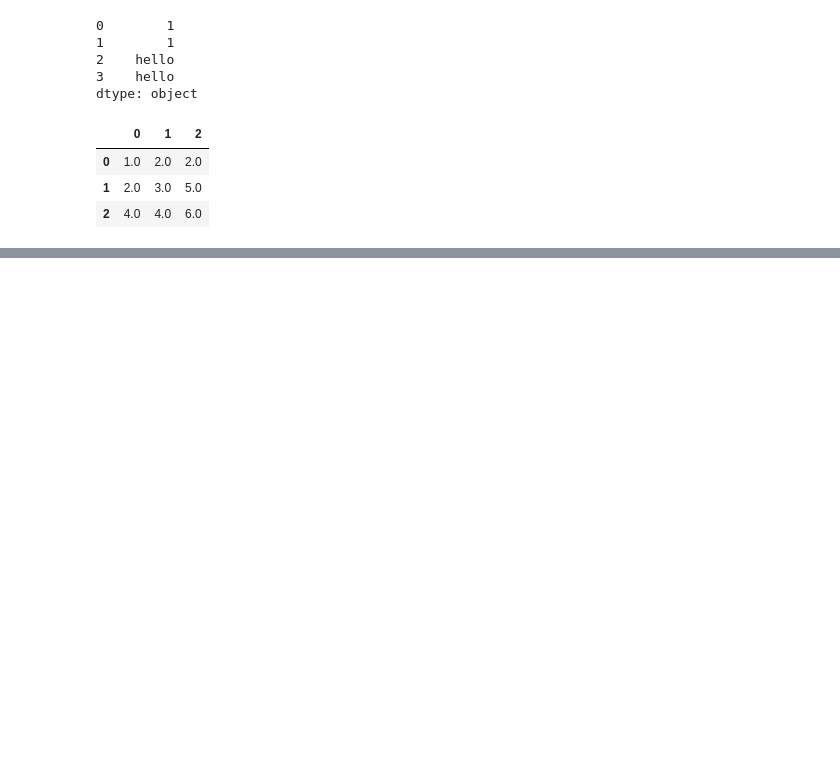
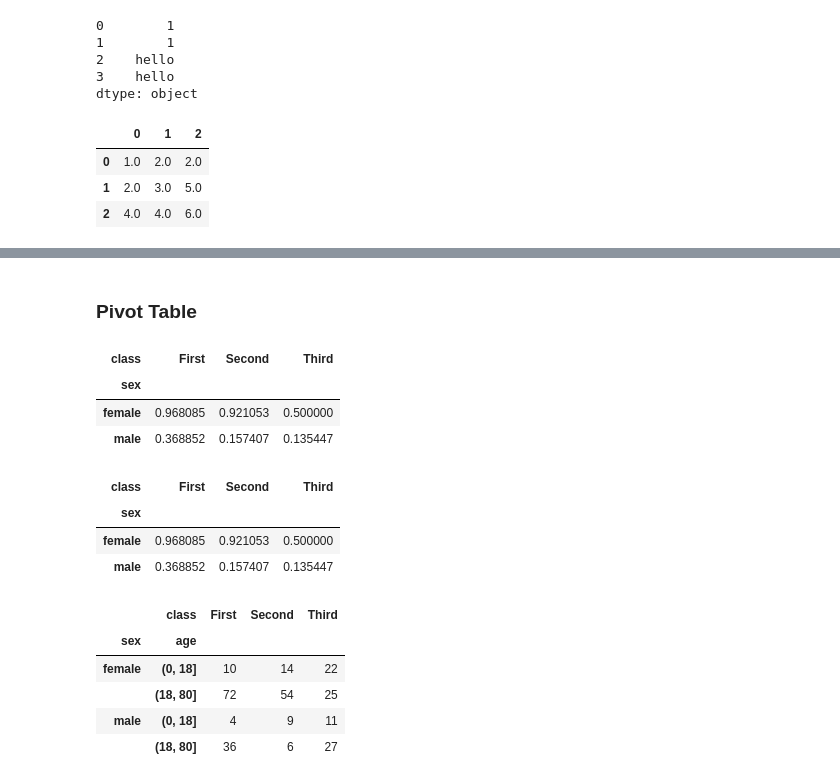
Before and after one commit to yl4df/DS-prep, a Jupyter notebook: Pandas_Cookbook.ipynb, the cells around one changed output, grey strips where cells are left out. Drawn from its saved outputs; the diff is of its cells as text; code cells hidden in the pictures; blank space fills up the shorter version.

```diff
--- a/Pandas_Cookbook.ipynb
+++ b/Pandas_Cookbook.ipynb
@@ -314,0 +798,29 @@ df.fillna(method='bfill', axis=1) #  we can also specify an axis along which the
+# %% [markdown]
+### Pivot Table
+# %%
+import seaborn as sns
+titanic = sns.load_dataset('titanic')
+titanic.pivot_table(values='survived', index='sex', columns='class', aggfunc='mean')
+# %% [output]
+| class | First | Second | Third |
+| sex |  |  |  |
+| female | 0.968085 | 0.921053 | 0.500000 |
+| male | 0.368852 | 0.157407 | 0.135447 |
+# %%
+# Can achieve the same results by normal group by
+titanic.groupby(['sex', 'class'])['survived'].mean().unstack()
+# %% [output]
+| class | First | Second | Third |
+| sex |  |  |  |
+| female | 0.968085 | 0.921053 | 0.500000 |
+| male | 0.368852 | 0.157407 | 0.135447 |
+# %%
+age = pd.cut(titanic['age'], [0, 18, 80])
+titanic.pivot_table(values = 'survived', index = ['sex', age], columns = 'class', aggfunc = 'sum')
+# %% [output]
+|  | class | First | Second | Third |
+| sex | age |  |  |  |
+| female | (0, 18] | 10 | 14 | 22 |
+|  | (18, 80] | 72 | 54 | 25 |
+| male | (0, 18] | 4 | 9 | 11 |
+|  | (18, 80] | 36 | 6 | 27 |
```
Also changed, not shown: parts of 41 cells of this notebook.
